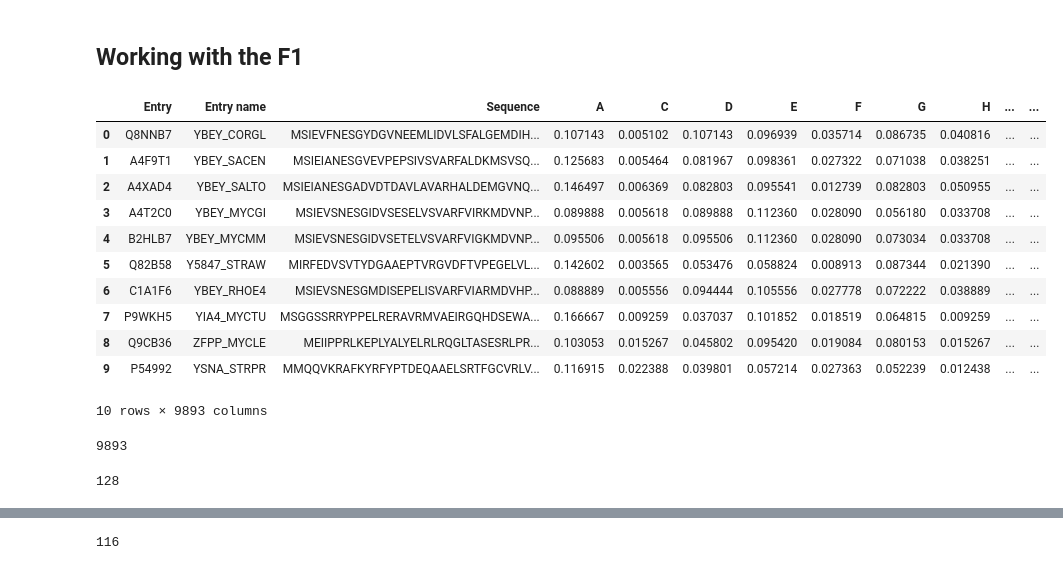
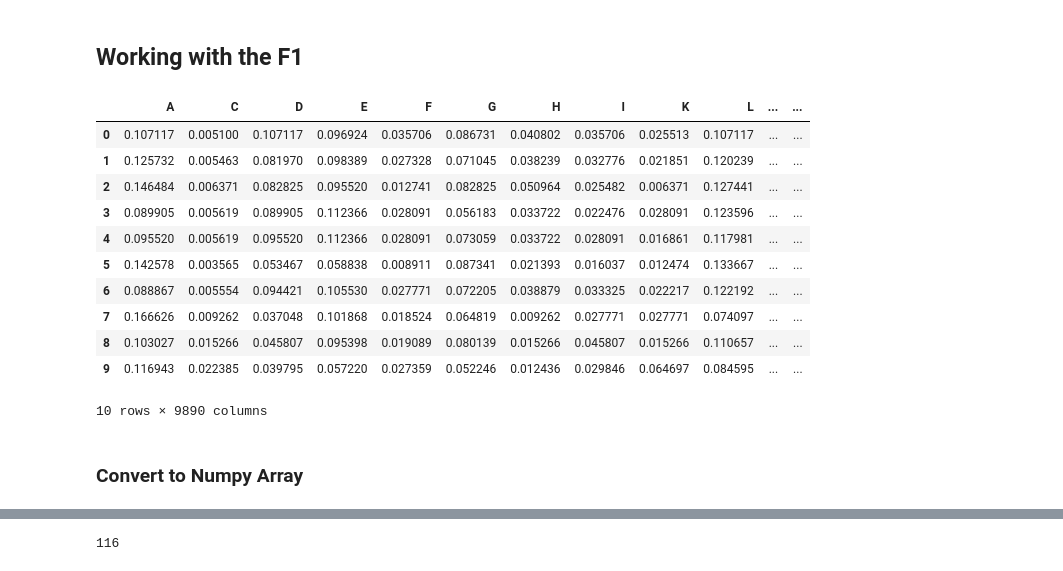
Before and after one commit to HussainAhmed202/my-bioinformatics-journal, a Jupyter notebook: Projects/Protein_Function_Prediction.ipynb, the cells around one changed output, grey strips where cells are left out. Cells and saved outputs as stored; diff of their text form; code cells hidden in the pictures.

```diff
--- a/Projects/Protein_Function_Prediction.ipynb
+++ b/Projects/Protein_Function_Prediction.ipynb
@@ -615,11 +608,0 @@ pd
-# %%
-#merge dataframes rowwise
-df = pd.concat([data_Actinobacteria1, data_Actinobacteria2,
-                data_Bacteroidetes, data_Chlamydiae,
-                data_Cyanobacteria, data_Firmicutes1,
-                data_Firmicutes2, data_Fusobacteria,
-                data_Proteobacteria, data_Proteobacteria4,
-                data_Proteobacteria5, data_Spirochaetes,
-                data_Tenericutes
-                ])
-df.sample(10)
@@ -671,0 +611,2 @@ print(len(df),len(df2))
+# %%
+df.drop_duplicates(inplace=True)
@@ -672 +615,9 @@ print(len(df),len(df2))
+# %%
+# In the paper there are 9890 features so drop the entry, entry name and sequence column
+#  the binary target labels are the GO columns
+
+go_columns = [col for col in df.columns if col.startswith('GO')]
+y = df[go_columns]
+X = df.drop(go_columns, axis=1)
+X.drop(['Entry','Entry name','Sequence'], axis=1,inplace=True)
 # %%
@@ -691,19 +633,15 @@ f1 = df3.copy()
 # %%
-f1.head(10)
+X.head(10)
 # %% [output]
-|  | Entry | Entry name | Sequence | A | C | D | E | F | G | H | ... | ... |
-| 0 | Q8NNB7 | YBEY_CORGL | MSIEVFNESGYDGVNEEMLIDVLSFALGEMDIH... | 0.107143 | 0.005102 | 0.107143 | 0.096939 | 0.035714 | 0.086735 | 0.040816 | ... | ... |
-| 1 | A4F9T1 | YBEY_SACEN | MSIEIANESGVEVPEPSIVSVARFALDKMSVSQ... | 0.125683 | 0.005464 | 0.081967 | 0.098361 | 0.027322 | 0.071038 | 0.038251 | ... | ... |
-| 2 | A4XAD4 | YBEY_SALTO | MSIEIANESGADVDTDAVLAVARHALDEMGVNQ... | 0.146497 | 0.006369 | 0.082803 | 0.095541 | 0.012739 | 0.082803 | 0.050955 | ... | ... |
-| 3 | A4T2C0 | YBEY_MYCGI | MSIEVSNESGIDVSESELVSVARFVIRKMDVNP... | 0.089888 | 0.005618 | 0.089888 | 0.112360 | 0.028090 | 0.056180 | 0.033708 | ... | ... |
-| 4 | B2HLB7 | YBEY_MYCMM | MSIEVSNESGIDVSETELVSVARFVIGKMDVNP... | 0.095506 | 0.005618 | 0.095506 | 0.112360 | 0.028090 | 0.073034 | 0.033708 | ... | ... |
-| 5 | Q82B58 | Y5847_STRAW | MIRFEDVSVTYDGAAEPTVRGVDFTVPEGELVL... | 0.142602 | 0.003565 | 0.053476 | 0.058824 | 0.008913 | 0.087344 | 0.021390 | ... | ... |
-| 6 | C1A1F6 | YBEY_RHOE4 | MSIEVSNESGMDISEPELISVARFVIARMDVHP... | 0.088889 | 0.005556 | 0.094444 | 0.105556 | 0.027778 | 0.072222 | 0.038889 | ... | ... |
-| 7 | P9WKH5 | YIA4_MYCTU | MSGGSSRRYPPELRERAVRMVAEIRGQHDSEWA... | 0.166667 | 0.009259 | 0.037037 | 0.101852 | 0.018519 | 0.064815 | 0.009259 | ... | ... |
-| 8 | Q9CB36 | ZFPP_MYCLE | MEIIPPRLKEPLYALYELRLRQGLTASESRLPR... | 0.103053 | 0.015267 | 0.045802 | 0.095420 | 0.019084 | 0.080153 | 0.015267 | ... | ... |
-| 9 | P54992 | YSNA_STRPR | MMQQVKRAFKYRFYPTDEQAAELSRTFGCVRLV... | 0.116915 | 0.022388 | 0.039801 | 0.057214 | 0.027363 | 0.052239 | 0.012438 | ... | ... |
+|  | A | C | D | E | F | G | H | I | K | L | ... | ... |
+| 0 | 0.107117 | 0.005100 | 0.107117 | 0.096924 | 0.035706 | 0.086731 | 0.040802 | 0.035706 | 0.025513 | 0.107117 | ... | ... |
+| 1 | 0.125732 | 0.005463 | 0.081970 | 0.098389 | 0.027328 | 0.071045 | 0.038239 | 0.032776 | 0.021851 | 0.120239 | ... | ... |
+| 2 | 0.146484 | 0.006371 | 0.082825 | 0.095520 | 0.012741 | 0.082825 | 0.050964 | 0.025482 | 0.006371 | 0.127441 | ... | ... |
+| 3 | 0.089905 | 0.005619 | 0.089905 | 0.112366 | 0.028091 | 0.056183 | 0.033722 | 0.022476 | 0.028091 | 0.123596 | ... | ... |
+| 4 | 0.095520 | 0.005619 | 0.095520 | 0.112366 | 0.028091 | 0.073059 | 0.033722 | 0.028091 | 0.016861 | 0.117981 | ... | ... |
+| 5 | 0.142578 | 0.003565 | 0.053467 | 0.058838 | 0.008911 | 0.087341 | 0.021393 | 0.016037 | 0.012474 | 0.133667 | ... | ... |
+| 6 | 0.088867 | 0.005554 | 0.094421 | 0.105530 | 0.027771 | 0.072205 | 0.038879 | 0.033325 | 0.022217 | 0.122192 | ... | ... |
+| 7 | 0.166626 | 0.009262 | 0.037048 | 0.101868 | 0.018524 | 0.064819 | 0.009262 | 0.027771 | 0.027771 | 0.074097 | ... | ... |
+| 8 | 0.103027 | 0.015266 | 0.045807 | 0.095398 | 0.019089 | 0.080139 | 0.015266 | 0.045807 | 0.015266 | 0.110657 | ... | ... |
+| 9 | 0.116943 | 0.022385 | 0.039795 | 0.057220 | 0.027359 | 0.052246 | 0.012436 | 0.029846 | 0.064697 | 0.084595 | ... | ... |
-10 rows × 9893 columns
+10 rows × 9890 columns
-# %%
-len(f1.columns)
-# %% [output]
-9893
@@ -713 +648,3 @@ f1.drop(['Entry','Entry name','Sequence'], axis=1,inplace=True)
+# %% [markdown]
+### Convert to Numpy Array
 # %%
@@ -719,4 +652,0 @@ f1_array = scaler.fit_transform(f1)
-# %%
-print(sys.getsizeof(f1_array))
-# %% [output]
-128
```
Also changed, not shown: parts of 29 cells of this notebook.
